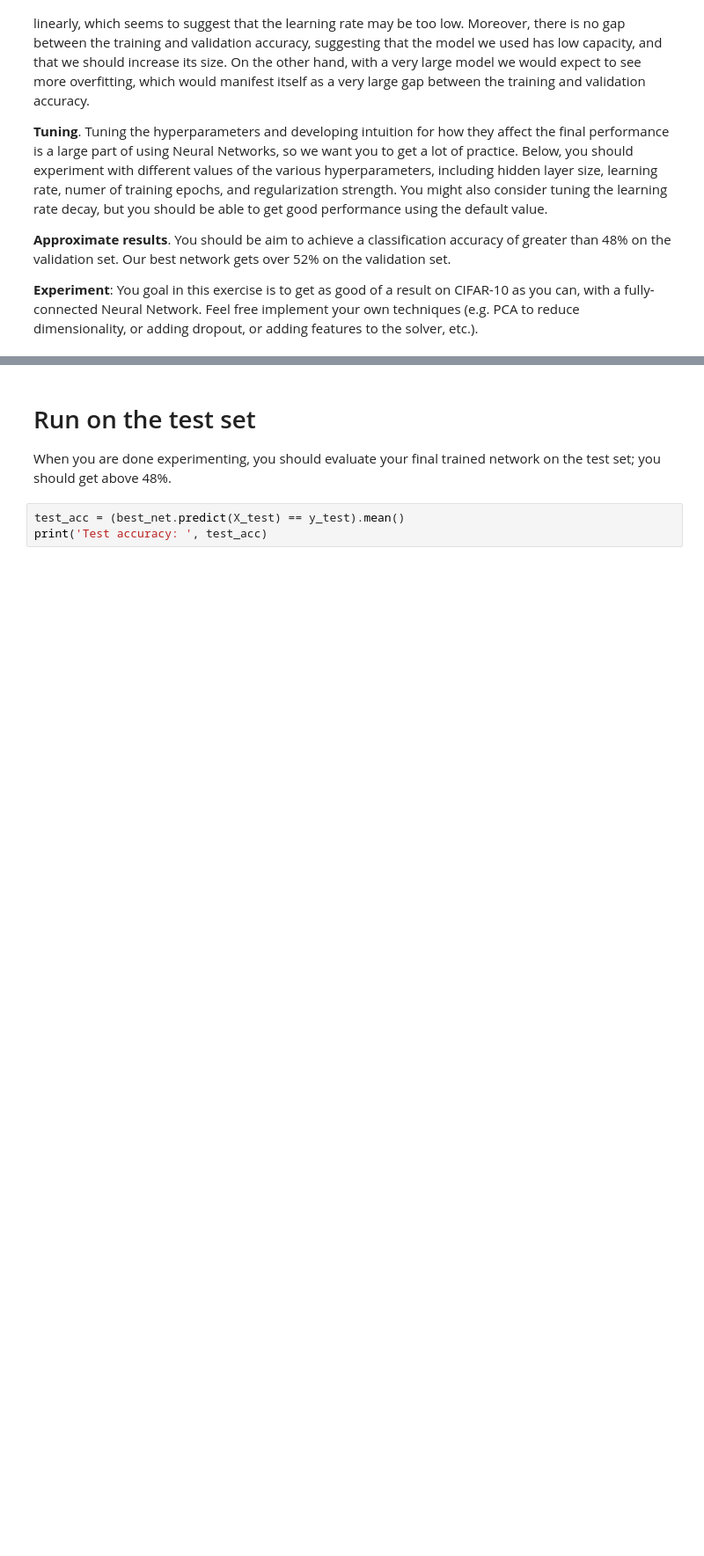
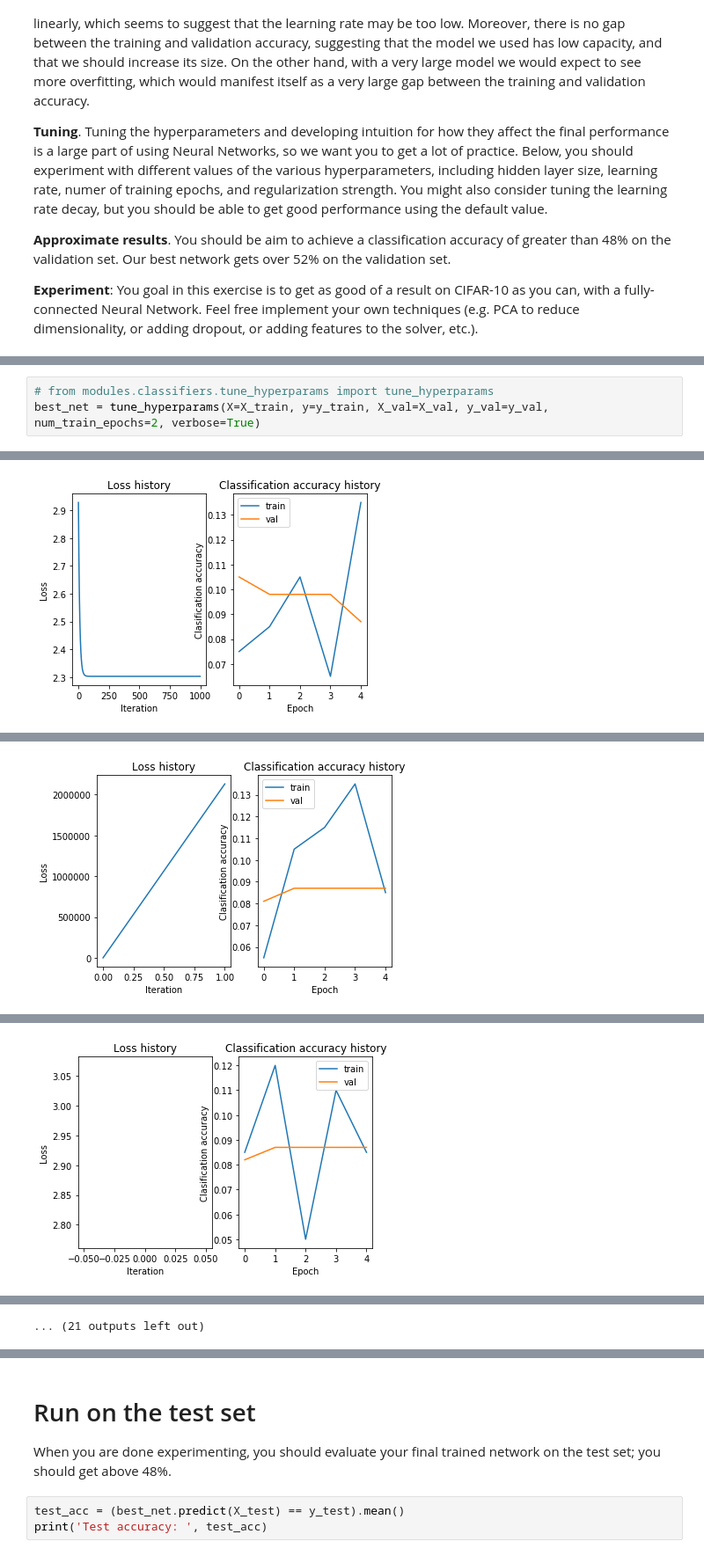
Before and after one commit to imflash217/Project_ComputerVision, a Jupyter notebook: a14_two_layer_net.ipynb, the cells around one changed output, grey strips where cells are left out. Shown at 88% size. Saved outputs shown, nothing was run; the diff lists cells and outputs as text; blank space fills up the shorter version.

```diff
--- a/a14_two_layer_net.ipynb
+++ b/a14_two_layer_net.ipynb
@@ -345,0 +411,4 @@ best_net = None # store the best model into this
+# %%
+# from modules.classifiers.tune_hyperparams import tune_hyperparams
+best_net = tune_hyperparams(X=X_train, y=y_train, X_val=X_val, y_val=y_val, num_train_epochs=2, verbose=True)
+# %% [output]
@@ -345,0 +432 @@ best_net = None # store the best model into this
+[figure, added]
@@ -345,0 +450 @@ best_net = None # store the best model into this
+[figure, added]
@@ -345,0 +468 @@ best_net = None # store the best model into this
+[figure, added]
@@ -346,2 +523,3 @@ best_net = None # store the best model into this
+... (21 outputs left out)
 # %%
 # visualize the weights of the best network
```
Also changed, not shown: parts of 10 cells of this notebook, 2 other files.
